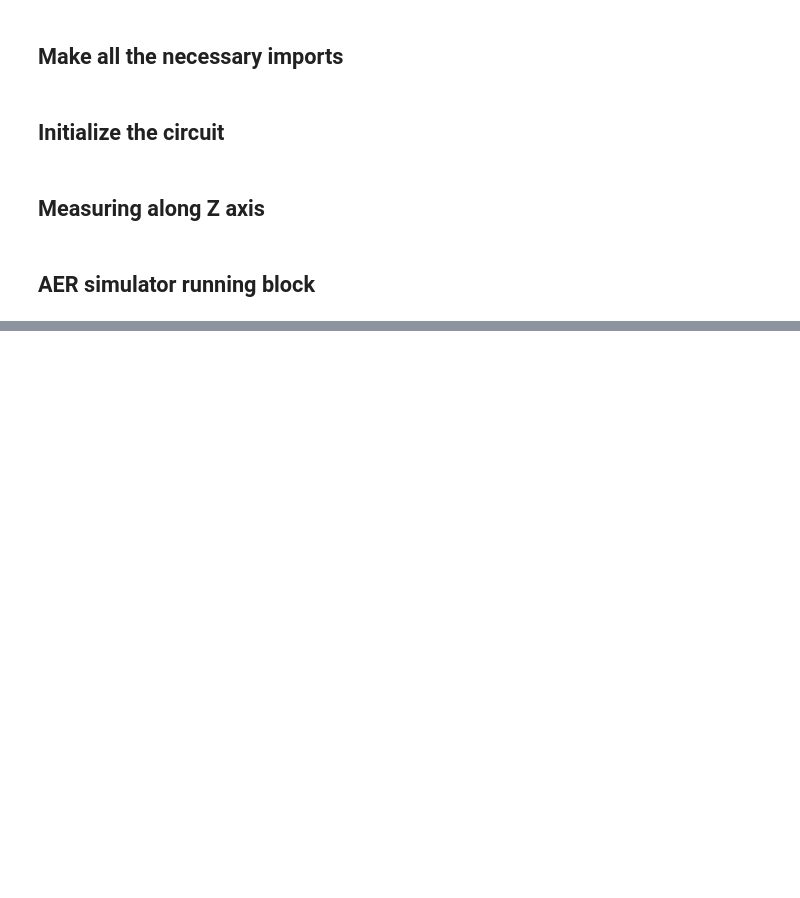
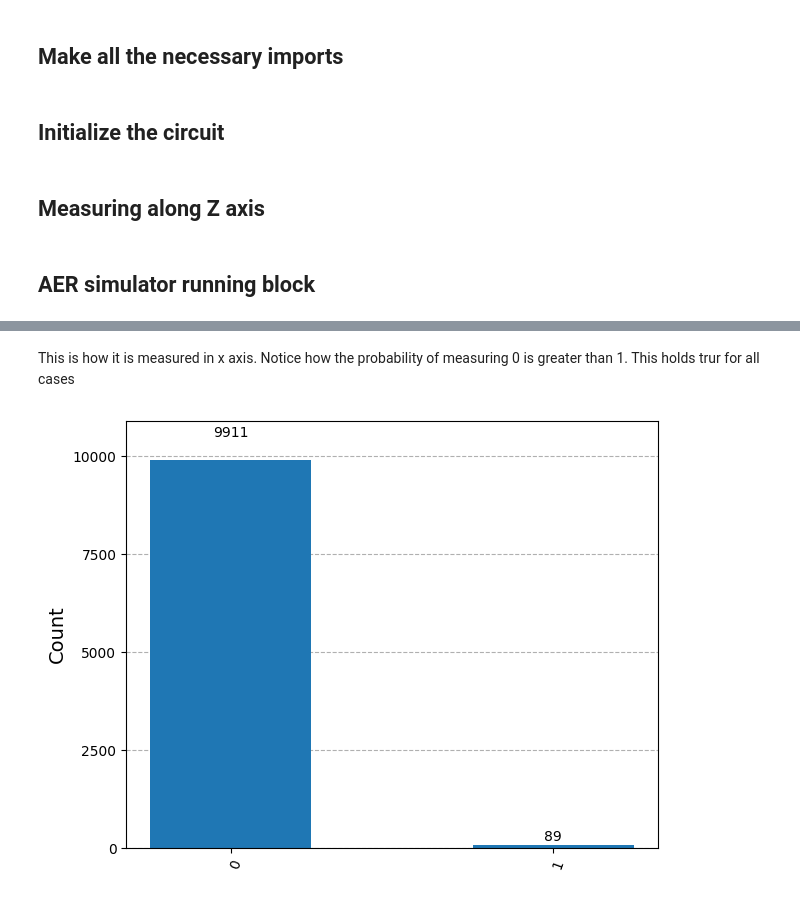
Before and after one commit to Lone-Wolf07/Qubit-Measurment, a Jupyter notebook: Measuring_in_Yaxis.ipynb, the cells around one changed output, grey strips where cells are left out. Drawn from its saved outputs; the diff is of its cells as text; code cells hidden in the pictures; blank space fills up the shorter version.

```diff
--- a/Measuring_in_Yaxis.ipynb
+++ b/Measuring_in_Yaxis.ipynb
@@ -55,0 +64,8 @@ run_and_plot(qc,10000)
+# %% [markdown]
+This is how it is measured in x axis. Notice how the probability of measuring 0 is greater than 1. This holds trur for all cases
+# %%
+qc = qc_intialize_single(0.4)
+x_measurement(qc)
+run_and_plot(qc,10000)
+# %% [output]
+[figure, added]
```
Also changed, not shown: parts of 6 cells of this notebook.
